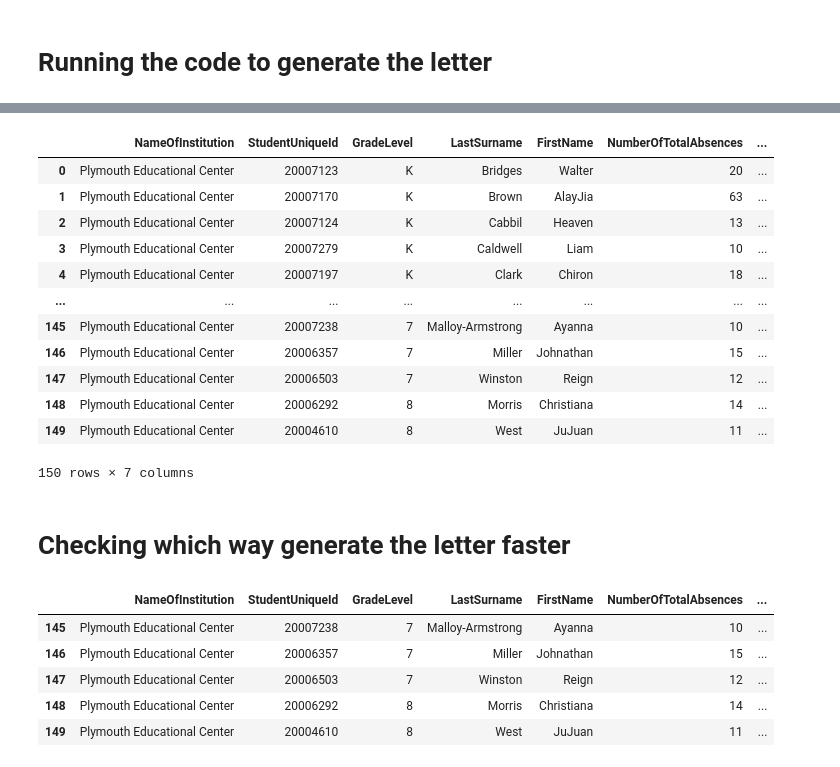
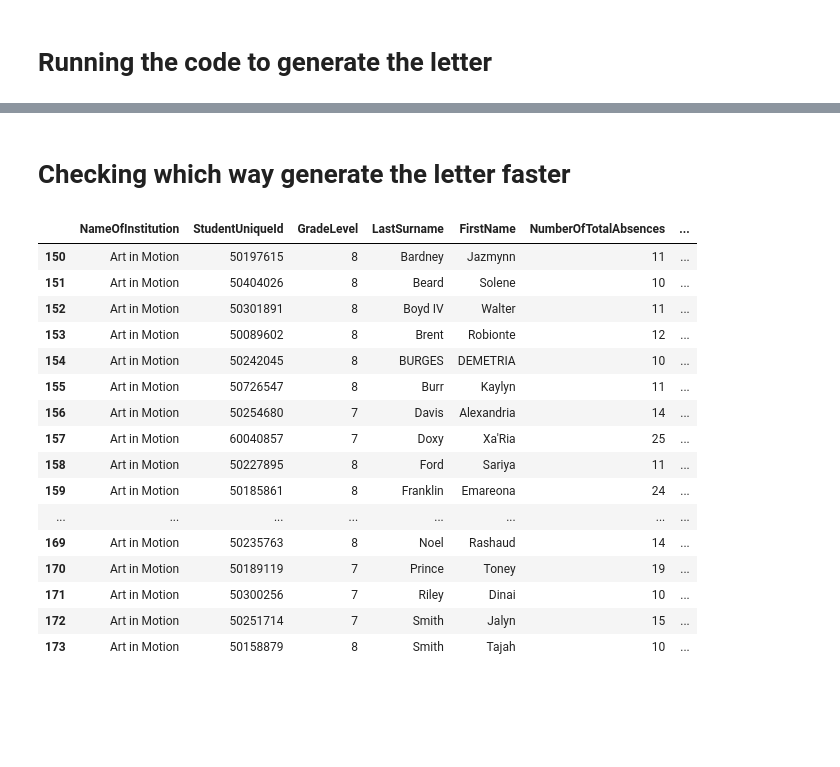
Before and after one commit to tianchu-shu/DataMade, a Jupyter notebook: Chronic_Absenteeism.ipynb, the cells around one changed output, grey strips where cells are left out. Saved outputs shown, nothing was run; the diff lists cells and outputs as text; code cells hidden in the pictures; blank space fills up the shorter version.

Commit message:
Different language letters

```diff
--- a/Chronic_Absenteeism.ipynb
+++ b/Chronic_Absenteeism.ipynb
@@ -154,8 +156,6 @@ links
  'DCP Harper Woods': 'https://www.dcpharperwoods.org/uploads/8/4/9/1/84911918/dscp-stacked-horizontal.png',
  'DCP Redford': 'https://www.dcpharperwoods.org/uploads/8/4/9/1/84911918/dscp-stacked-horizontal.png',
  'Plymouth Educational Center': 'https://www.plymouthed.org/uploads/8/4/9/1/84911918/published/pec-navylogo_1.png?1561052576'}
-# %%
-links['Art in Motion']='https://drive.google.com/file/d/1XyatuEJ9mcmJ-dU80tWWPGNKszoOU_Nz/view?usp=sharing'
 # %%
 #Make a dictionary matching the campus to Director names
 dnames = dict(zip(dname.Campus, dname.Director))
@@ -424,0 +522,16 @@ LayoutError: ignored
+# %%
+dcp = df[df.NameOfInstitution == 'DCP Harper Woods'|df.NameOfInstitution == 'DCP Redford']
+for i in range(dcp.shape[0]):
+  build_english_letter(dcp.loc[i], False)
+elapsed = time.clock()
+elapsed = elapsed - start
+print("Time spent in is: ", elapsed)
+# %%
+#For English Letter only
+import time
+start = time.clock()
+for i in range(df.shape[0]):
+  build_english_letter(df.loc[i], False)
+elapsed = time.clock()
+elapsed = elapsed - start
+print("Time spent in is: ", elapsed)
@@ -433,30 +548,31 @@ LayoutError: ignored
-# %%
-df[df.NameOfInstitution != 'Art in Motion']
-# %% [output]
-|  | NameOfInstitution | StudentUniqueId | GradeLevel | LastSurname | FirstName | NumberOfTotalAbsences | ... |
-| 0 | Plymouth Educational Center | 20007123 | K | Bridges | Walter | 20 | ... |
-| 1 | Plymouth Educational Center | 20007170 | K | Brown | AlayJia | 63 | ... |
-| 2 | Plymouth Educational Center | 20007124 | K | Cabbil | Heaven | 13 | ... |
-| 3 | Plymouth Educational Center | 20007279 | K | Caldwell | Liam | 10 | ... |
-| 4 | Plymouth Educational Center | 20007197 | K | Clark | Chiron | 18 | ... |
-| ... | ... | ... | ... | ... | ... | ... | ... |
-| 145 | Plymouth Educational Center | 20007238 | 7 | Malloy-Armstrong | Ayanna | 10 | ... |
-| 146 | Plymouth Educational Center | 20006357 | 7 | Miller | Johnathan | 15 | ... |
-| 147 | Plymouth Educational Center | 20006503 | 7 | Winston | Reign | 12 | ... |
-| 148 | Plymouth Educational Center | 20006292 | 8 | Morris | Christiana | 14 | ... |
-| 149 | Plymouth Educational Center | 20004610 | 8 | West | JuJuan | 11 | ... |
-150 rows × 7 columns
 # %% [markdown]
 # Checking which way generate the letter faster
 # %%
-mni = df[:150]
+mni = df[150:]
-# %%
-mni.tail()
-# %% [output]
-|  | NameOfInstitution | StudentUniqueId | GradeLevel | LastSurname | FirstName | NumberOfTotalAbsences | ... |
-| 145 | Plymouth Educational Center | 20007238 | 7 | Malloy-Armstrong | Ayanna | 10 | ... |
-| 146 | Plymouth Educational Center | 20006357 | 7 | Miller | Johnathan | 15 | ... |
-| 147 | Plymouth Educational Center | 20006503 | 7 | Winston | Reign | 12 | ... |
-| 148 | Plymouth Educational Center | 20006292 | 8 | Morris | Christiana | 14 | ... |
-| 149 | Plymouth Educational Center | 20004610 | 8 | West | JuJuan | 11 | ... |
+# %%
+import time
+start = time.clock()
+for i in range(mni.shape[0]):
+  build_a_letter(mni.loc[i], False)
+elapsed = time.clock()
+elapsed = elapsed - start
+print("Time spent in is: ", elapsed)
+# %% [output]
+|  | NameOfInstitution | StudentUniqueId | GradeLevel | LastSurname | FirstName | NumberOfTotalAbsences | ... |
+| 150 | Art in Motion | 50197615 | 8 | Bardney | Jazmynn | 11 | ... |
+| 151 | Art in Motion | 50404026 | 8 | Beard | Solene | 10 | ... |
+| 152 | Art in Motion | 50301891 | 8 | Boyd IV | Walter | 11 | ... |
+| 153 | Art in Motion | 50089602 | 8 | Brent | Robionte | 12 | ... |
+| 154 | Art in Motion | 50242045 | 8 | BURGES | DEMETRIA | 10 | ... |
+| 155 | Art in Motion | 50726547 | 8 | Burr | Kaylyn | 11 | ... |
+| 156 | Art in Motion | 50254680 | 7 | Davis | Alexandria | 14 | ... |
+| 157 | Art in Motion | 60040857 | 7 | Doxy | Xa'Ria | 25 | ... |
+| 158 | Art in Motion | 50227895 | 8 | Ford | Sariya | 11 | ... |
+| 159 | Art in Motion | 50185861 | 8 | Franklin | Emareona | 24 | ... |
+| ... | ... | ... | ... | ... | ... | ... | ... |
+| 169 | Art in Motion | 50235763 | 8 | Noel | Rashaud | 14 | ... |
+| 170 | Art in Motion | 50189119 | 7 | Prince | Toney | 19 | ... |
+| 171 | Art in Motion | 50300256 | 7 | Riley | Dinai | 10 | ... |
+| 172 | Art in Motion | 50251714 | 7 | Smith | Jalyn | 15 | ... |
+| 173 | Art in Motion | 50158879 | 8 | Smith | Tajah | 10 | ... |
 # %%
```
Also changed, not shown: parts of 7 cells of this notebook.
